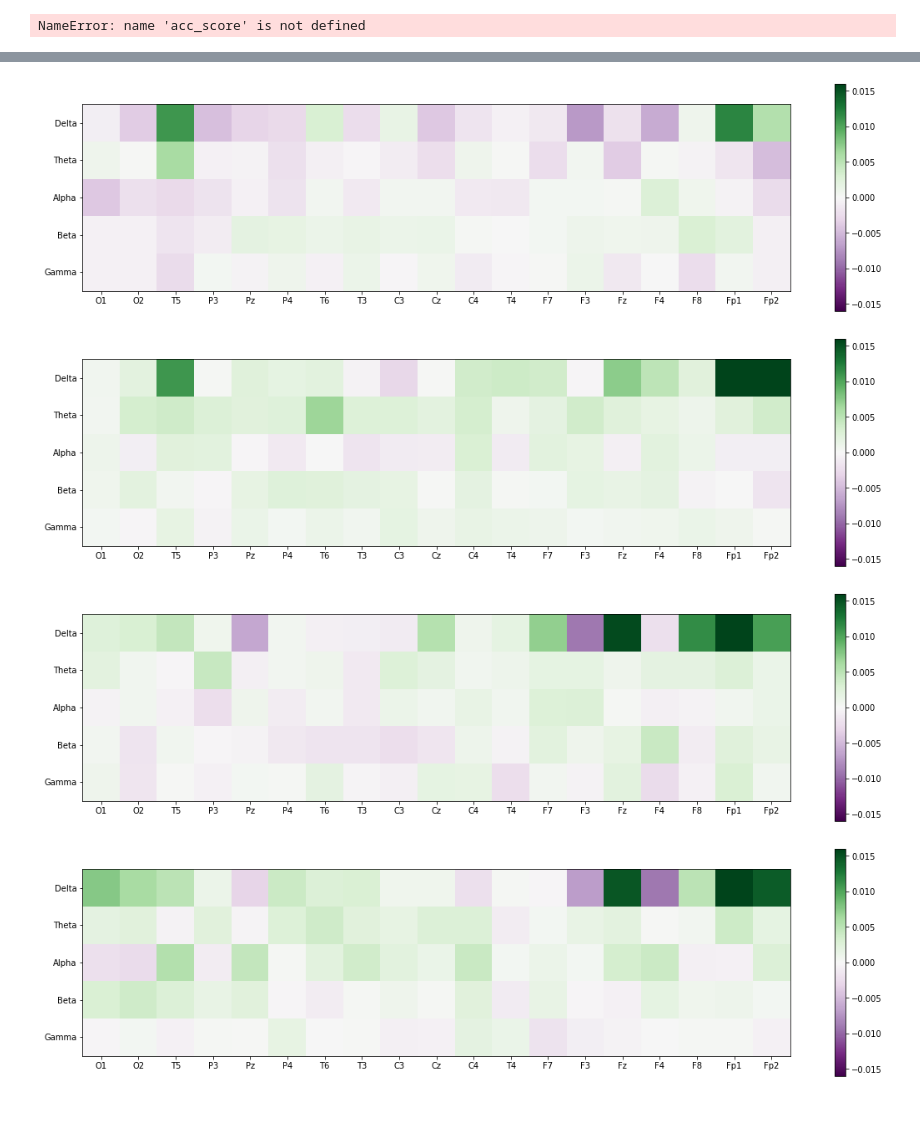
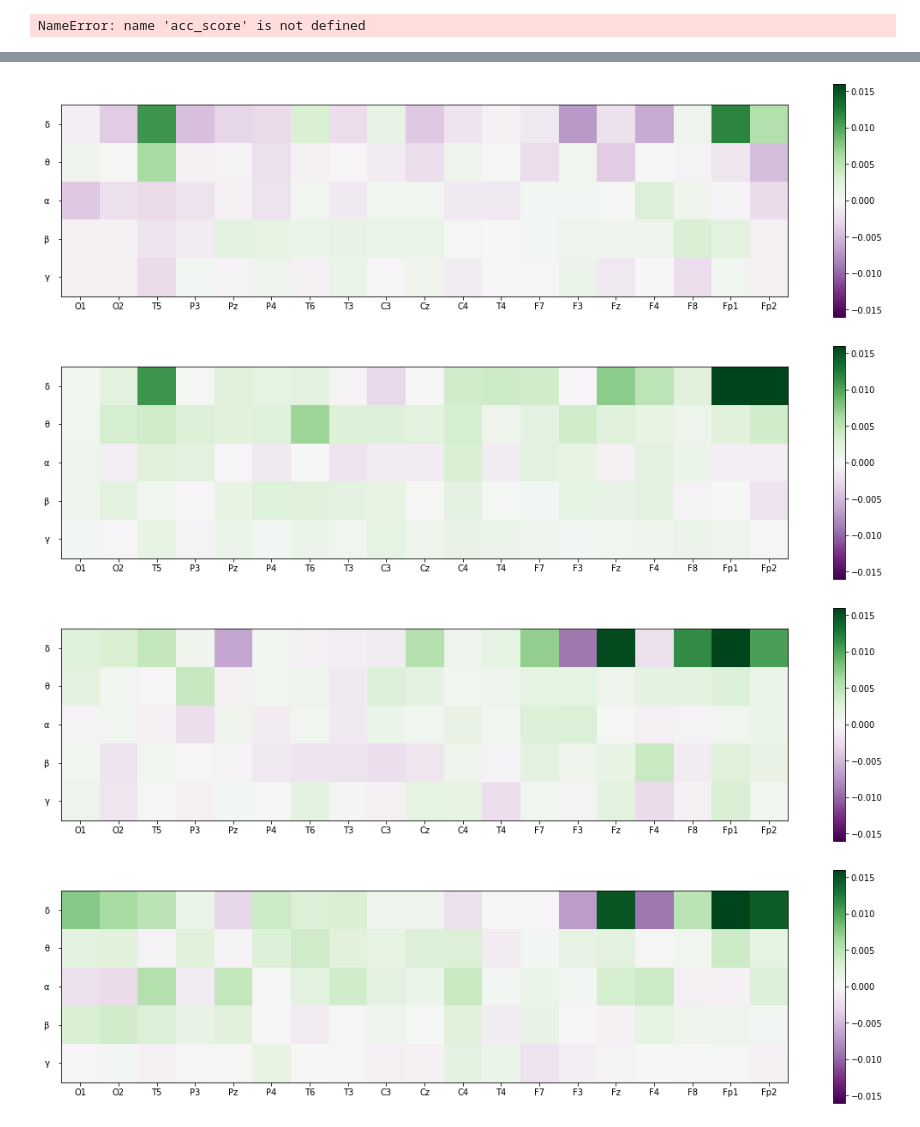
Before and after one commit to Przepioreczka/licencjat, a Jupyter notebook: Learning-Approach1.ipynb, the cells around one changed output, grey strips where cells are left out. Cells and saved outputs as stored; diff of their text form; code cells hidden in the pictures.

```diff
--- a/Learning-Approach1.ipynb
+++ b/Learning-Approach1.ipynb
@@ -244,7 +248,8 @@ feature_maps.shape
 ### Selecting model from directory
 # %%
 dire = "./models/"
-model_name = "modelFINAL_data2.1"
+model_name = "modelFINAL_data2.2"
 fitted_model = load_model(dire+model_name)
 outputs = [fitted_model.layers[0].output]
+filters = 8
 model = Model(inputs=fitted_model.inputs, outputs=outputs)
@@ -418,7 +482,7 @@ for i in range(5):
 
     plt.imshow(acc_score[i], cmap = 'PRGn')
     plt.clim(-0.016,0.016)
-    plt.yticks(np.arange(5), labels=('Delta', 'Theta', 'Alpha', 'Beta','Gamma'))
+    plt.yticks(np.arange(5), labels=['δ  ', 'θ  ', 'α  ', 'β  ', 'γ  '])
     plt.xticks(np.arange(len(chan)), labels=chan)
     plt.colorbar()
     plt.show()
@@ -427,7 +491,7 @@ for i in range(5):
-[figure, old version]
+[figure, new version]
-[figure, old version]
+[figure, new version]
-[figure, old version]
+[figure, new version]
-[figure, old version]
+[figure, new version]
 # %%
 plt.figure(figsize = (19,5))
 plt.imshow(np.mean(acc_score, axis=0)/np.std(acc_score, axis=0), cmap = 'PRGn')
```
Also changed, not shown: parts of 12 cells of this notebook, 2 other files.
